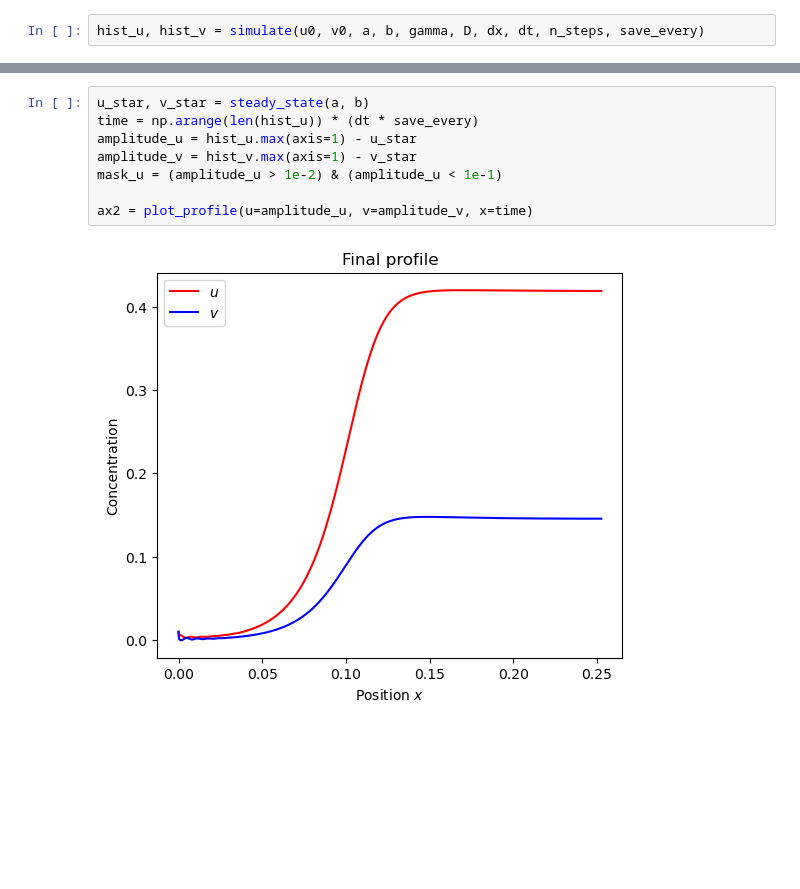
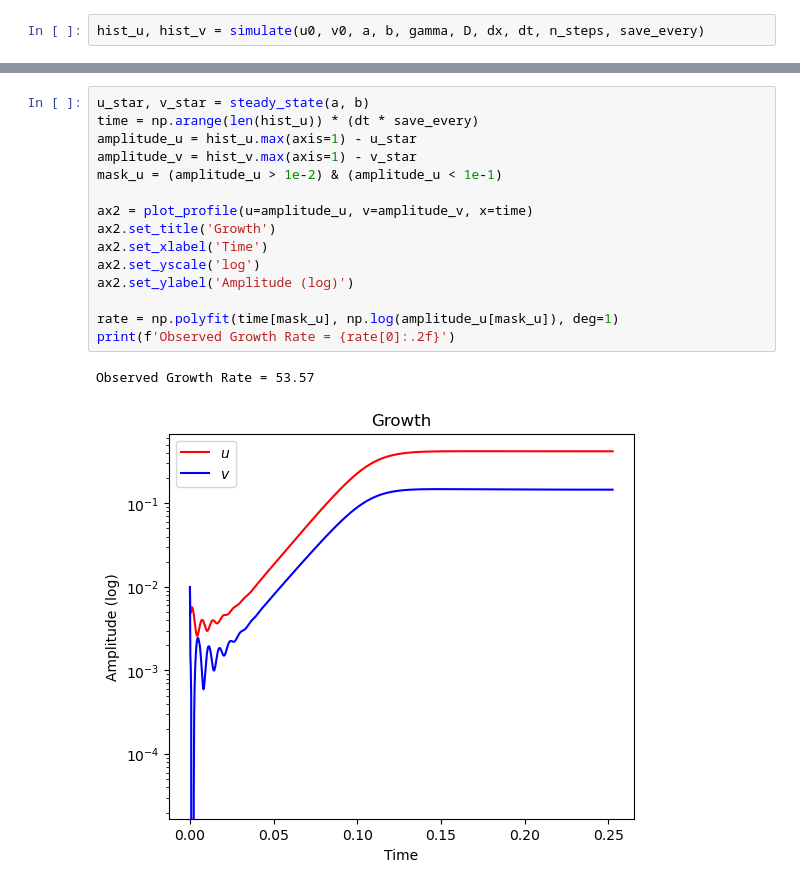
Before and after one commit to Patra-arya/turing_pattern, a Jupyter notebook: Notebook/01_simulation_1D.ipynb, the cells around one changed output, grey strips where cells are left out. Cells and saved outputs as stored; diff of their text form; blank space fills up the shorter version.

Commit message:
added figures, and updated turing.plotting and notebooks

```diff
--- a/Notebook/turing-pattering.ipynb
+++ b/Notebook/01_simulation_1D.ipynb
@@ -24,10 +24,18 @@ ax = plot_kymograph(history=hist_u, x=np.linspace(0, L, shape))
 # %%
 u_star, v_star = steady_state(a, b)
 time = np.arange(len(hist_u)) * (dt * save_every)
 amplitude_u = hist_u.max(axis=1) - u_star
 amplitude_v = hist_v.max(axis=1) - v_star
 mask_u = (amplitude_u > 1e-2) & (amplitude_u < 1e-1)
 
 ax2 = plot_profile(u=amplitude_u, v=amplitude_v, x=time)
+ax2.set_title('Growth')
+ax2.set_xlabel('Time')
+ax2.set_yscale('log')
+ax2.set_ylabel('Amplitude (log)')
+
+rate = np.polyfit(time[mask_u], np.log(amplitude_u[mask_u]), deg=1)
+print(f'Observed Growth Rate = {rate[0]:.2f}')
 # %% [output]
+Observed Growth Rate = 53.57
-[figure, old version]
+[figure, new version]
```
Also changed, not shown: parts of 1 cell of this notebook, 11 other files.
